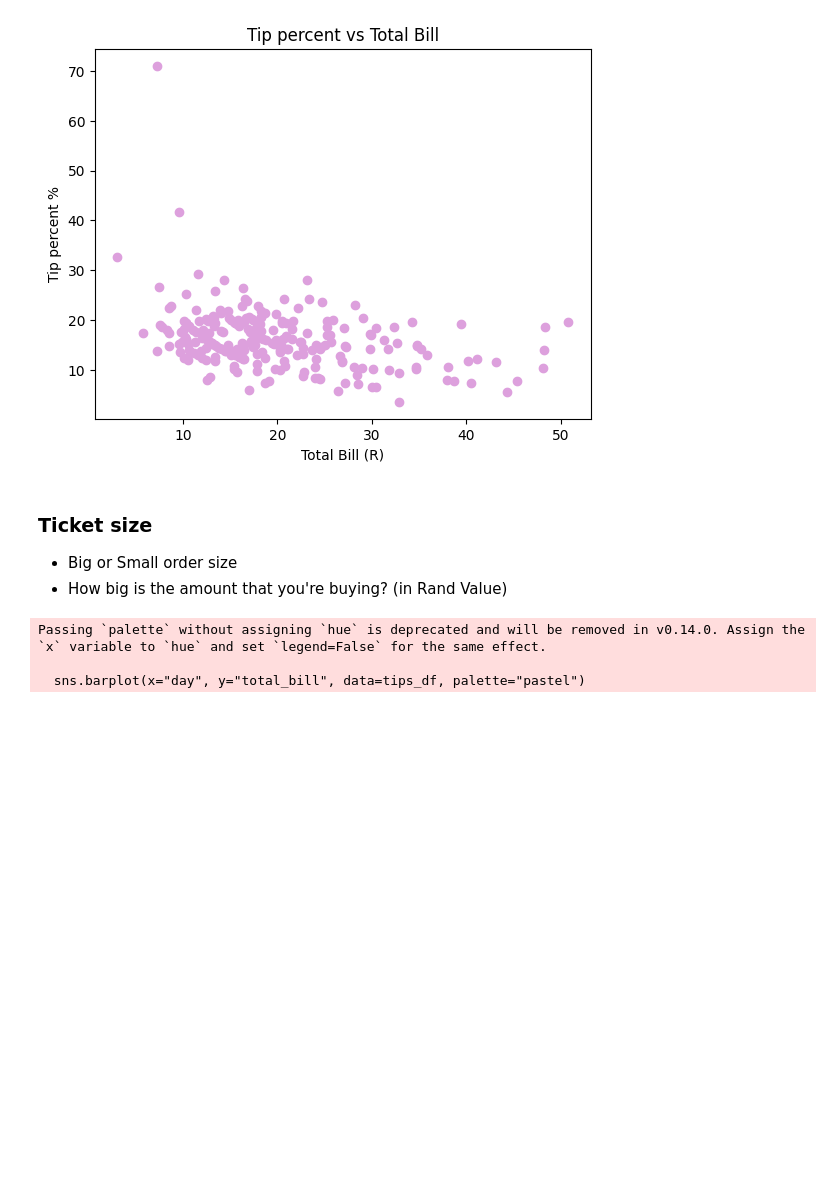
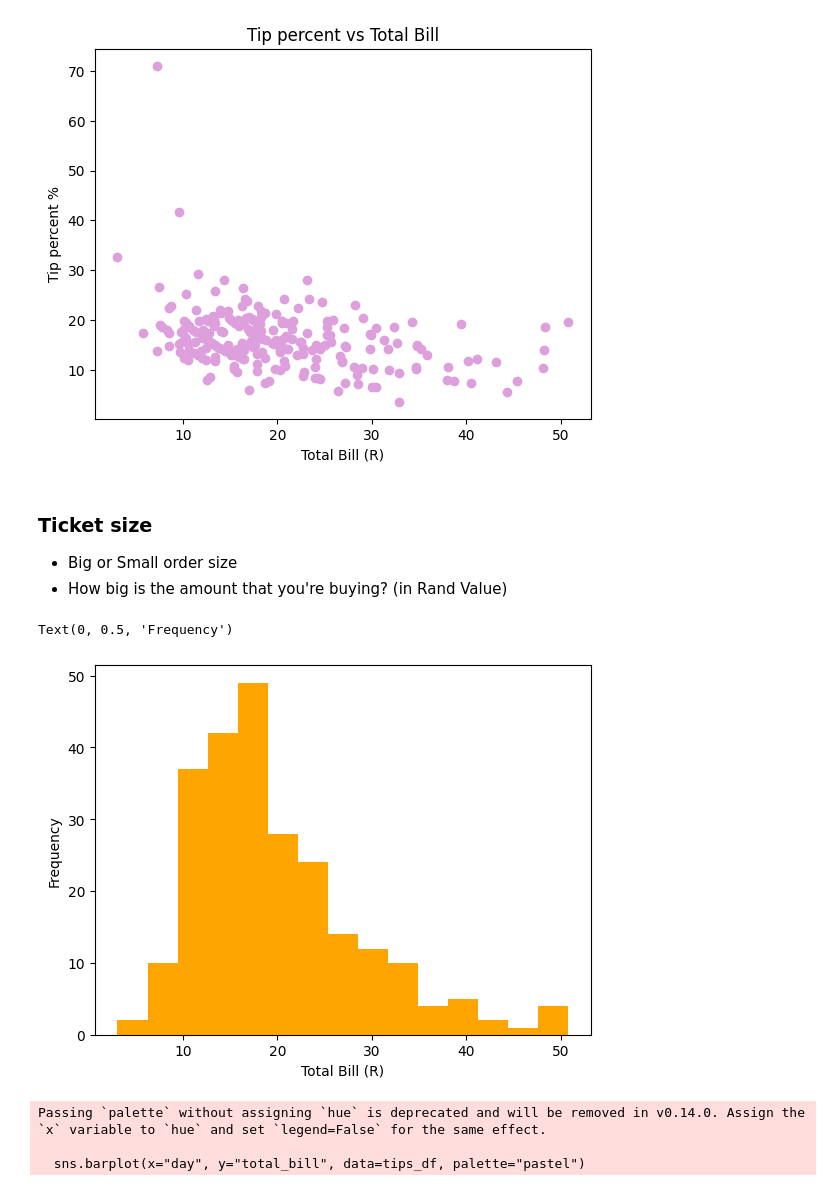
Before and after one commit to Jamie-Sanlam20/Python-SDDA-2025---Jamie, a Jupyter notebook: Day_21/01_pandas-II.ipynb, the cells around one changed output. Saved outputs shown, nothing was run; the diff lists cells and outputs as text; code cells hidden in the pictures; blank space fills up the shorter version.

```diff
--- a/Day_21/01_pandas-II.ipynb
+++ b/Day_21/01_pandas-II.ipynb
@@ -866,6 +873,13 @@ Text(0.5, 1.0, 'Tip percent vs Total Bill')
 ### Ticket size
 - Big or Small order size
 - How big is the amount that you're buying? (in Rand Value)
+# %%
+plt.hist(tips_df["total_bill"], color="orange", bins=15)
+plt.xlabel("Total Bill (R)")
+plt.ylabel("Frequency")
+# %% [output]
+Text(0, 0.5, 'Frequency')
+[figure, added]
 # %%
 # frequency is how many times the total bill was that amount
 # interpretation - most people are spending between 10-20 # could add more menu items that cost that amount
```
Also changed, not shown: parts of 5 cells of this notebook, 15 other files.
